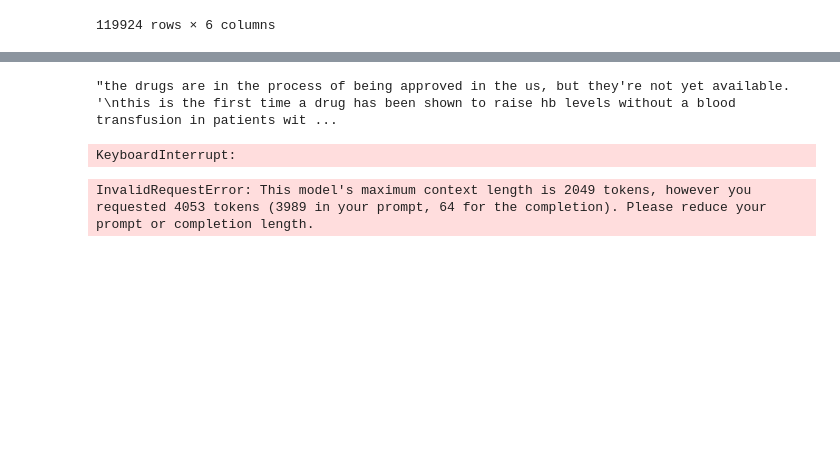
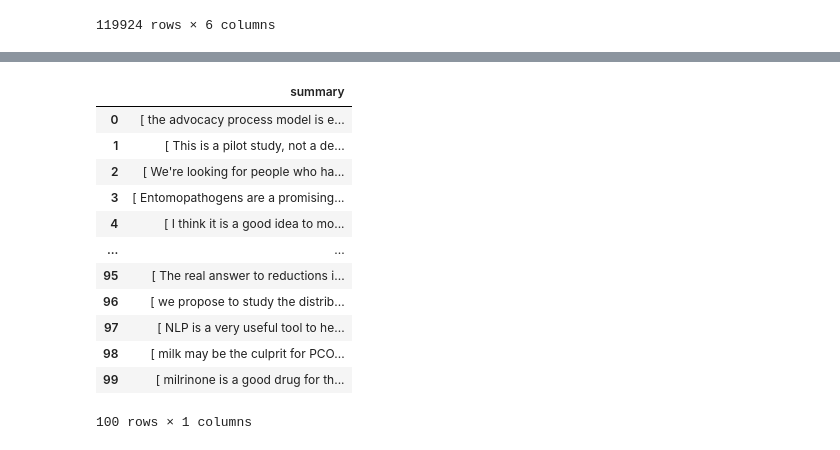
Before and after one commit to Anthonyive/csci-544-project, a Jupyter notebook: notebooks/GPT-3_pubmed.ipynb, the cells around one changed output, grey strips where cells are left out. Saved outputs shown, nothing was run; the diff lists cells and outputs as text; code cells hidden in the pictures; blank space fills up the shorter version.

```diff
--- a/notebooks/GPT-3_pubmed.ipynb
+++ b/notebooks/GPT-3_pubmed.ipynb
@@ -103,36 +63,21 @@ output
-# %%
-#use only one paragrph in the paper as input
-text = str(df_train["article_text"][1][4])+ tldr_tag
-# %%
-output=[]
-response = openai.Completion.create(
-      engine="davinci",
-      prompt="', erythropoiesis - stimulating agents ( esas ) produced significant increases in hb level , decreased transfusion requirements , and improved qol.57 however , 30%50% of patients do not respond to such agents .\n tl;dr:'",
-      temperature=0.5,
-      max_tokens=64,
-      top_p=1,
-      frequency_penalty=0.2,
-      presence_penalty=0
-    )
-response["choices"][0]['text']
-# %% [output]
-"the drugs are in the process of being approved in the us, but they're not yet available. '\nthis is the first time a drug has been shown to raise hb levels without a blood transfusion in patients wit ...
 # %%
-# full data, The time of processing all 119924 paper is 250 days :)
+# full data, The time of processing all 119924 paper is 250 days :), so run first 100 paper
 import os
 import openai
 from tqdm import tqdm
-openai.organization = "org-GnuJE5vyRKZZaunNfJeaIYxz"
-openai.api_key = "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"
+openai.organization = "org-BAdmYL4GwLIo0HpKMS74ak8J"
+openai.api_key = "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"
 engine_list = openai.Engine.list()
 #openai.api_key = os.getenv("OPENAI_API_KEY")
-output = []
-for i in tqdm(range(len(df_train["article_text"]))):
-    for j in range(len(df_train["article_text"][i])):
+
+final_output = []
+for i in range(100):
+    for j in tqdm(range(len(df_train["article_text"][i]))):
+        output = []
         tldr_tag = "\n tl;dr:"
         text =  str(df_train["article_text"][i][j])+ tldr_tag
         response = openai.Completion.create(
-          engine="davinci",
+          engine="curie",
           prompt=text,
           temperature=0.5,
           max_tokens=64,
@@ -141,28 +86,23 @@ for i in tqdm(range(len(df_train["article_text"]))):
           presence_penalty=0
         )
         output.append(response["choices"][0]['text'])
+    final_output.append(output)
+pred_df = pd.DataFrame()
+pred_df["summary"] = final_output
+pred_df.to_csv("pred_summary_100.csv",sep = ' ',index = False,header = False)
-# %% [output]
-KeyboardInterrupt:
-# %%
-# The time of processing one paper is 3 min.
-import os
-import openai
-from tqdm import tqdm
-openai.organization = "org-GnuJE5vyRKZZaunNfJeaIYxz"
-openai.api_key = "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"
-engine_list = openai.Engine.list()
-#openai.api_key = os.getenv("OPENAI_API_KEY")
-output = []
-tldr_tag = "\n tl;dr:"
-text =  str(df_train["article_text"][1])+ tldr_tag
-response = openai.Completion.create(
-  engine="davinci",
-  prompt=text,
-  temperature=0.5,
-  max_tokens=64,
-  top_p=1,
-  frequency_penalty=0.2,
-  presence_penalty=0)
-output.append(response["choices"][0]['text'])
-# %% [output]
-InvalidRequestError: This model's maximum context length is 2049 tokens, however you requested 4053 tokens (3989 in your prompt, 64 for the completion). Please reduce your prompt or completion length.
+# %%
+pred_df
+# %% [output]
+|  | summary |
+| 0 | [ the advocacy process model is e... |
+| 1 | [ This is a pilot study, not a de... |
+| 2 | [ We're looking for people who ha... |
+| 3 | [ Entomopathogens are a promising... |
+| 4 | [ I think it is a good idea to mo... |
+| ... | ... |
+| 95 | [ The real answer to reductions i... |
+| 96 | [ we propose to study the distrib... |
+| 97 | [ NLP is a very useful tool to he... |
+| 98 | [ milk may be the culprit for PCO... |
+| 99 | [ milrinone is a good drug for th... |
+100 rows × 1 columns
```
Also changed, not shown: parts of 10 cells of this notebook, 4 other files.
